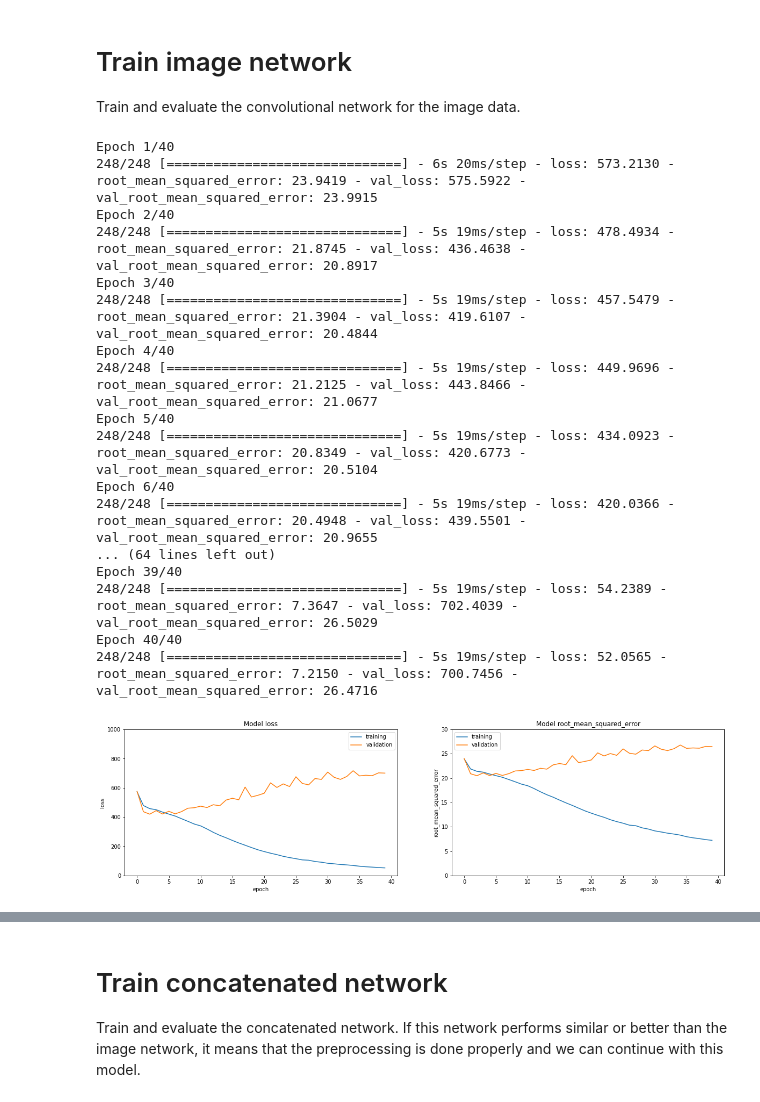
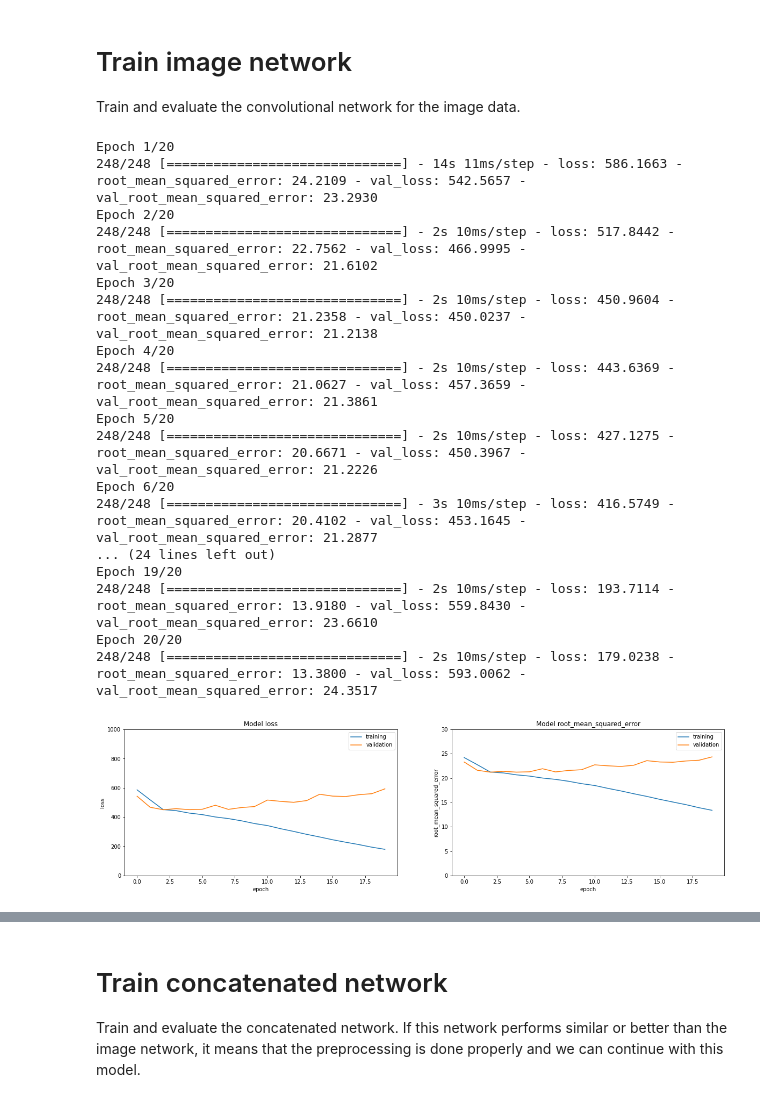
Before and after one commit to ilsefeenstra/CassBenteDemiIlse, a Jupyter notebook: code/Milestone_2/Chapter_2_Data_normalization.ipynb, the cells around one changed output, grey strips where cells are left out. Drawn from its saved outputs; the diff is of its cells as text; code cells hidden in the pictures.

```diff
--- a/code/Milestone_2/Chapter_2_Data_normalization.ipynb
+++ b/code/Milestone_2/Chapter_2_Data_normalization.ipynb
@@ -323,49 +323,49 @@ def plot_loss(history):
         axs[i].set_title('Model '+metric)
         axs[i].set_ylabel(metric)
         axs[i].set_xlabel('epoch')
         axs[i].set_ylim(ylimits[i])
 
     plt.show()
 
 
 def train_and_evaluate(model, image_x, train_y, x_val_imgs, val_y, epochs=20, preprocess = {}, augment={}):
   # Compile model and use mean squared error as loss and root mean squared error as metric
   model.compile(loss=MeanSquaredError(), metrics=[RootMeanSquaredError()])
 
   # preprocess
   train_gen = preprocessing.image.ImageDataGenerator(**preprocess, **augment)
   train_gen.fit(image_x)
 
   val_gen = preprocessing.image.ImageDataGenerator(**preprocess)
   val_gen.fit(image_x)
 
   # Train the model by fitting both tabular and image data at the same time
   history = model.fit(train_gen.flow(image_x, train_y), epochs=epochs, validation_data=val_gen.flow(x_val_imgs, val_y))
 
   # plot the loss and metric
   plot_loss(history)
   print(f"Validation Accuracy: {model.evaluate(val_gen.flow(x_val_imgs, val_y))[1]}")
 
 # Train model on both tabular and image data
 train_and_evaluate(image_NN, train_imgs_array, y_train,
                    val_imgs_array, y_val,
-                   preprocess={'featurewise_center': True, 'featurewise_std_normalization': True}, epochs = 40)
+                   preprocess={'featurewise_center': True, 'featurewise_std_normalization': True}, epochs = 20)
 # %% [output]
-Epoch 1/40
-248/248 [==============================] - 6s 20ms/step - loss: 573.2130 - root_mean_squared_error: 23.9419 - val_loss: 575.5922 - val_root_mean_squared_error: 23.9915
-Epoch 2/40
-248/248 [==============================] - 5s 19ms/step - loss: 478.4934 - root_mean_squared_error: 21.8745 - val_loss: 436.4638 - val_root_mean_squared_error: 20.8917
-Epoch 3/40
-248/248 [==============================] - 5s 19ms/step - loss: 457.5479 - root_mean_squared_error: 21.3904 - val_loss: 419.6107 - val_root_mean_squared_error: 20.4844
-Epoch 4/40
-248/248 [==============================] - 5s 19ms/step - loss: 449.9696 - root_mean_squared_error: 21.2125 - val_loss: 443.8466 - val_root_mean_squared_error: 21.0677
-Epoch 5/40
-248/248 [==============================] - 5s 19ms/step - loss: 434.0923 - root_mean_squared_error: 20.8349 - val_loss: 420.6773 - val_root_mean_squared_error: 20.5104
-Epoch 6/40
-248/248 [==============================] - 5s 19ms/step - loss: 420.0366 - root_mean_squared_error: 20.4948 - val_loss: 439.5501 - val_root_mean_squared_error: 20.9655
-... (64 lines left out)
-Epoch 39/40
-248/248 [==============================] - 5s 19ms/step - loss: 54.2389 - root_mean_squared_error: 7.3647 - val_loss: 702.4039 - val_root_mean_squared_error: 26.5029
-Epoch 40/40
-248/248 [==============================] - 5s 19ms/step - loss: 52.0565 - root_mean_squared_error: 7.2150 - val_loss: 700.7456 - val_root_mean_squared_error: 26.4716
+Epoch 1/20
+248/248 [==============================] - 14s 11ms/step - loss: 586.1663 - root_mean_squared_error: 24.2109 - val_loss: 542.5657 - val_root_mean_squared_error: 23.2930
+Epoch 2/20
+248/248 [==============================] - 2s 10ms/step - loss: 517.8442 - root_mean_squared_error: 22.7562 - val_loss: 466.9995 - val_root_mean_squared_error: 21.6102
+Epoch 3/20
+248/248 [==============================] - 2s 10ms/step - loss: 450.9604 - root_mean_squared_error: 21.2358 - val_loss: 450.0237 - val_root_mean_squared_error: 21.2138
+Epoch 4/20
+248/248 [==============================] - 2s 10ms/step - loss: 443.6369 - root_mean_squared_error: 21.0627 - val_loss: 457.3659 - val_root_mean_squared_error: 21.3861
+Epoch 5/20
+248/248 [==============================] - 2s 10ms/step - loss: 427.1275 - root_mean_squared_error: 20.6671 - val_loss: 450.3967 - val_root_mean_squared_error: 21.2226
+Epoch 6/20
+248/248 [==============================] - 3s 10ms/step - loss: 416.5749 - root_mean_squared_error: 20.4102 - val_loss: 453.1645 - val_root_mean_squared_error: 21.2877
+... (24 lines left out)
+Epoch 19/20
+248/248 [==============================] - 2s 10ms/step - loss: 193.7114 - root_mean_squared_error: 13.9180 - val_loss: 559.8430 - val_root_mean_squared_error: 23.6610
+Epoch 20/20
+248/248 [==============================] - 2s 10ms/step - loss: 179.0238 - root_mean_squared_error: 13.3800 - val_loss: 593.0062 - val_root_mean_squared_error: 24.3517
-[figure, old version]
+[figure, new version]
```
Also changed, not shown: parts of 7 cells of this notebook, 1 other file.
